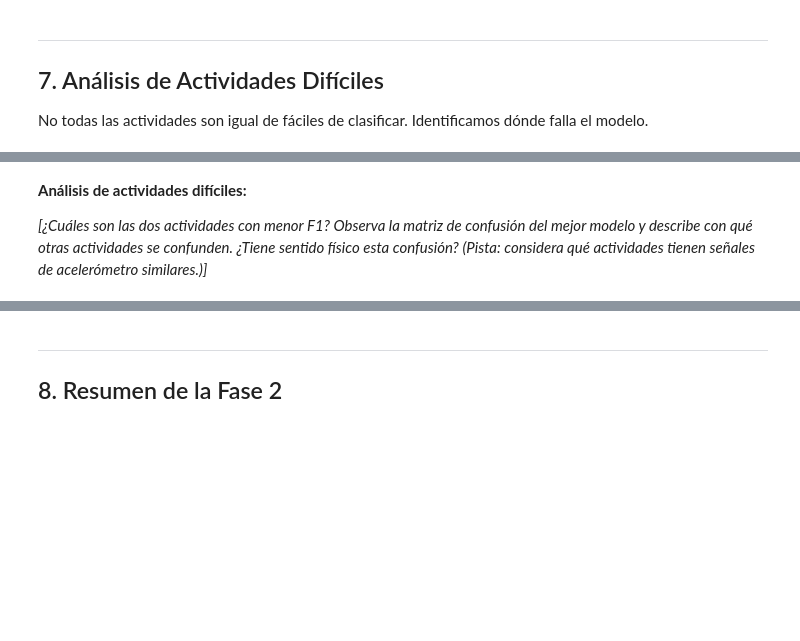
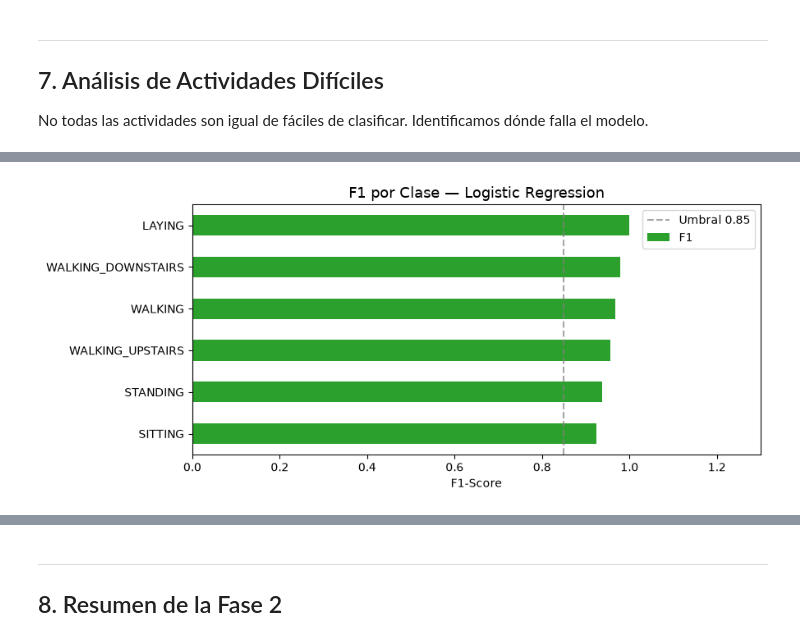
Before and after one commit to DesarrolladorSerio/machine-learning, a Jupyter notebook: parte 2/notebook_fase2_grupo06.ipynb, the cells around one changed output, grey strips where cells are left out. Saved outputs shown, nothing was run; the diff lists cells and outputs as text; code cells hidden in the pictures; blank space fills up the shorter version.

```diff
--- a/parte 2/notebook_fase2_grupo06.ipynb
+++ b/parte 2/notebook_fase2_grupo06.ipynb
@@ -346,15 +533,14 @@ print(df_f1_clase)
 # %%
 # TODO 13: Visualizar F1 por clase
 fig, ax = plt.subplots(figsize=(9, 4))
 colors = ['#d62728' if v < 0.85 else '#2ca02c' for v in df_f1_clase.values]
 df_f1_clase.plot(kind='barh', ax=ax, color=colors)
+ax.set_xlim(0, 1.3)
 ax.axvline(0.85, linestyle='--', color='gray', alpha=0.7, label='Umbral 0.85')
 ax.set_xlabel('F1-Score')
 ax.set_title(f'F1 por Clase — {mejor_nombre}', fontsize=13)
 ax.legend()
 plt.tight_layout()
 plt.show()
+# %% [output]
+[figure, added]
-# %% [markdown]
-**Análisis de actividades difíciles:**
-
-*[¿Cuáles son las dos actividades con menor F1? Observa la matriz de confusión del mejor modelo y describe con qué otras actividades se confunden. ¿Tiene sentido físico esta confusión? (Pista: considera qué actividades tienen señales de acelerómetro similares.)]*
```
Also changed, not shown: parts of 27 cells of this notebook.
